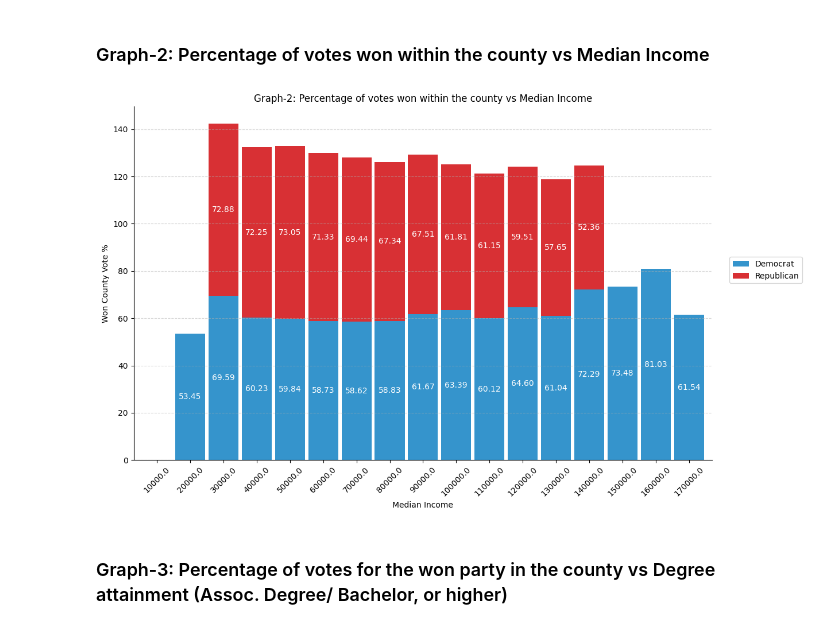
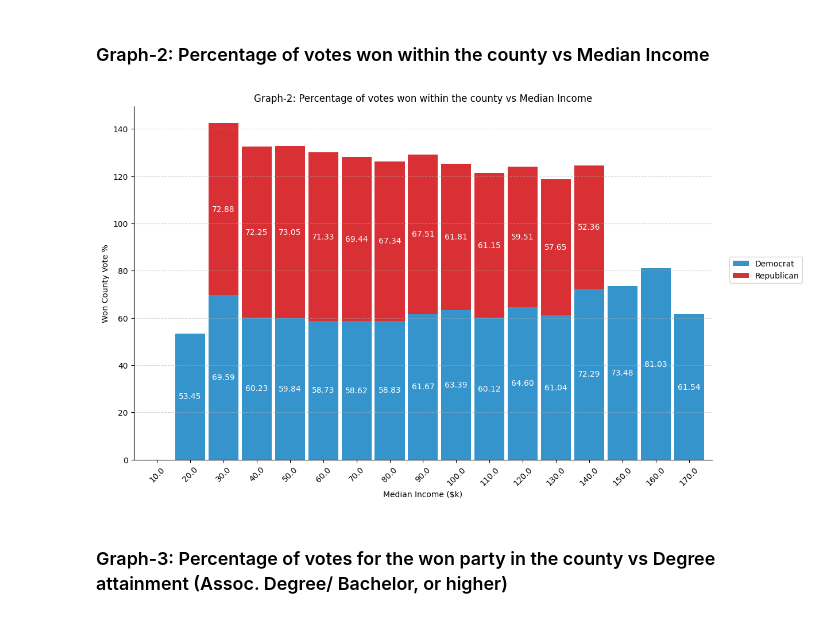
Before and after one commit to ECO225-W2025/eco225-project-code-marcus214, a Jupyter notebook: Project-One.ipynb, the cells around one changed output. Drawn from its saved outputs; the diff is of its cells as text; code cells hidden in the pictures.

```diff
--- a/Project-One.ipynb
+++ b/Project-One.ipynb
@@ -98,12 +99,13 @@ us_election['county'] = us_election['county'].str.upper()
 #us_election
 # %%
 # president_county_cand: prepare columns
+party_dict = {'DEM': 'Democrat', 'REP': 'Republican'}
 party_map = {'DEM': 0.0, 'REP': 1.0}
+president_county_cand['Party_Index'] = president_county_cand['party'].map(party_map)
 president_county_cand['party'] = president_county_cand['party'].map(lambda x: party_dict.get(x, 'Third-Party'))
 
 # president_county_cand_won: prepare columns
 president_county_cand_won['Party_Index'] = president_county_cand_won['party'].map(party_map)
-party_dict = {'DEM': 'Democrat', 'REP': 'Republican'}
 president_county_cand_won['party'] = president_county_cand_won['party'].map(lambda x: party_dict.get(x, 'Third-Party'))
 #print(president_county_cand_won.head())
 
@@ -126,22 +128,16 @@ house_cand_won['party'] = house_cand_won['party'].map(lambda x: party_dict.get(x
 us_election['Median income (dollars)'] = us_election['Median income (dollars)'].str.strip()
 us_election['Median income (dollars)'] = us_election['Median income (dollars)'].str.replace(',', '')
 us_election['Median_Income'] = us_election['Median income (dollars)'].astype('float')
+us_election['Median_Income'] = us_election['Median_Income'].div(1000.0)
 us_election['Won_Vote'] = us_election[["2020 Democrat vote raw","2020 Republican vote raw","2020 other vote raw"]].max(axis=1)
 us_election['Total_Vote'] = us_election["2020 Democrat vote raw"] + us_election["2020 Republican vote raw"] + us_election["2020 other vote raw"]
 us_election['Vote_Percentage'] = (us_election["Won_Vote"] / us_election["Total_Vote"]) * 100
 us_election['Degree_Or_Higher_Percentage'] = us_election["Associates Degree"].str.rstrip('%').astype('float') + us_election["Bachelors Degree"].str.rstrip('%').astype('float') + us_election["Graduate or professional degree"].str.rstrip('%').astype('float')
 #us_election.head()
 
-# president_county_cand: adjust 'party
-#party_dict = {'DEM': 'Democrat', 'REP': 'Republican'}
-#president_county_cand['party'] = president_county_cand['party'].map(lambda x: party_dict.get(x, 'Third-Party'))
-
 # merge datasets
 final_df = pd.merge(president_county_cand_won, us_election, on=['state', 'county'], how="inner")
 #print(final_df.count())
-
-# final_df: president_county_cand: adjust 'party
-#final_df['party'] = final_df['party'].map(lambda x: party_dict.get(x, 'Third-Party'))
 # %% [markdown]
 ## Summary Statistics Tables
 Create at least four plots/figures/histograms for a passing mark.\
@@ -265,8 +261,6 @@ ax.bar_label(ax.containers[0])
 ### Graph-2: Percentage of votes won within the county vs Median Income
 # %%
 # Graph-2: Percentage of votes won within the county vs Median Income
-import matplotlib.ticker as ticker
-
 # select columns to be ploted
 data_df = final_df[['Median_Income', 'Vote_Percentage', 'party']]
 
@@ -274,57 +268,49 @@ data_df = final_df[['Median_Income', 'Vote_Percentage', 'party']]
 colors = ['#3594cc', '#d83034', '#36b700']
 
 # group Education attainment in range
-income_bins = np.arange(5000, 180000, 10000)
+income_bins = np.arange(5.0, 180.0, 10.)
 pivot1_df = data_df.copy()
 pivot1_df['IncomeGroup'] = pd.cut(data_df["Median_Income"], bins=income_bins)
 pivot1_df['IncomeGroupMid'] = pivot1_df['IncomeGroup'].apply(lambda x: x.mid)
 pivot2_df = pivot1_df.groupby(['party', 'IncomeGroupMid'], observed=False).agg(Vote_Percentage_Mean=('Vote_Percentage', 'mean')).reset_index().copy()
 
 # Pivot the DataFrame
-pivot2_df = pivot2_df.pivot(index='IncomeGroupMid', columns='party', values='Vote_Percentage_Mean')
+pivot3_df = pivot2_df.pivot(index='IncomeGroupMid', columns='party', values='Vote_Percentage_Mean')
 
 # Plotting with custom colors
-ax = pivot2_df.plot(kind='bar', stacked=True, figsize=(13, 8), width=0.9, color=colors)
+ax = pivot3_df.plot(kind='bar', stacked=True, figsize=(13, 8), width=0.9, color=colors)
 
 # Adding values on the bars
-for i, party in enumerate(pivot2_df.index):
+for i, party in enumerate(pivot3_df.index):
     bottom = 0  # Track the bottom of each stack
-    for j, type_col in enumerate(pivot2_df.columns):
+    for j, type_col in enumerate(pivot3_df.columns):
         value = pivot3_df.loc[party, type_col]
         if value > 0:  # Only display values greater than 0
             ax.text(
                 x=i,  # x-position of the bar
                 y=bottom + value / 2,  # y-position (middle of the stack segment)
                 s=f'{value:.2f}',  # Display value with 2 decimal places
                 ha='center',  # Horizontal alignment
                 va='center',  # Vertical alignment
                 color='white',  # Text color
                 fontsize=10  # Font size
             )
         bottom += value  # Update the bottom for the next stack segment
 
-# Custom formatter function
-#def format_ticks(value, _):
-#    if value >= 1000:
-#        return f'{int(value / 1000)}k'  # Format as "k" for thousands
-#
-# Apply the formatter to the x-axis
-#ax.xaxis.set_major_formatter(ticker.FuncFormatter(format_ticks))
-
 # Adding labels and title
-plt.xlabel('Median Income')
+plt.xlabel('Median Income ($k)')
 plt.ylabel('Won County Vote %')
 plt.title('Graph-2: Percentage of votes won within the county vs Median Income')
 plt.legend(loc=(1.03, 0.5))
 plt.xticks(rotation = 45)
 ax.spines['right'].set_visible(False)
 ax.spines['top'].set_visible(False)
 ax.grid(axis='y', linestyle='--', alpha=0.5)
 
 # Show the plot
 plt.show()
 # %% [output]
-[figure, old version]
+[figure, new version]
 # %% [markdown]
 ### Graph-3: Percentage of votes for the won party in the county vs Degree attainment (Assoc. Degree/ Bachelor, or higher)
 # %%
```
Also changed, not shown: parts of 12 cells of this notebook.
